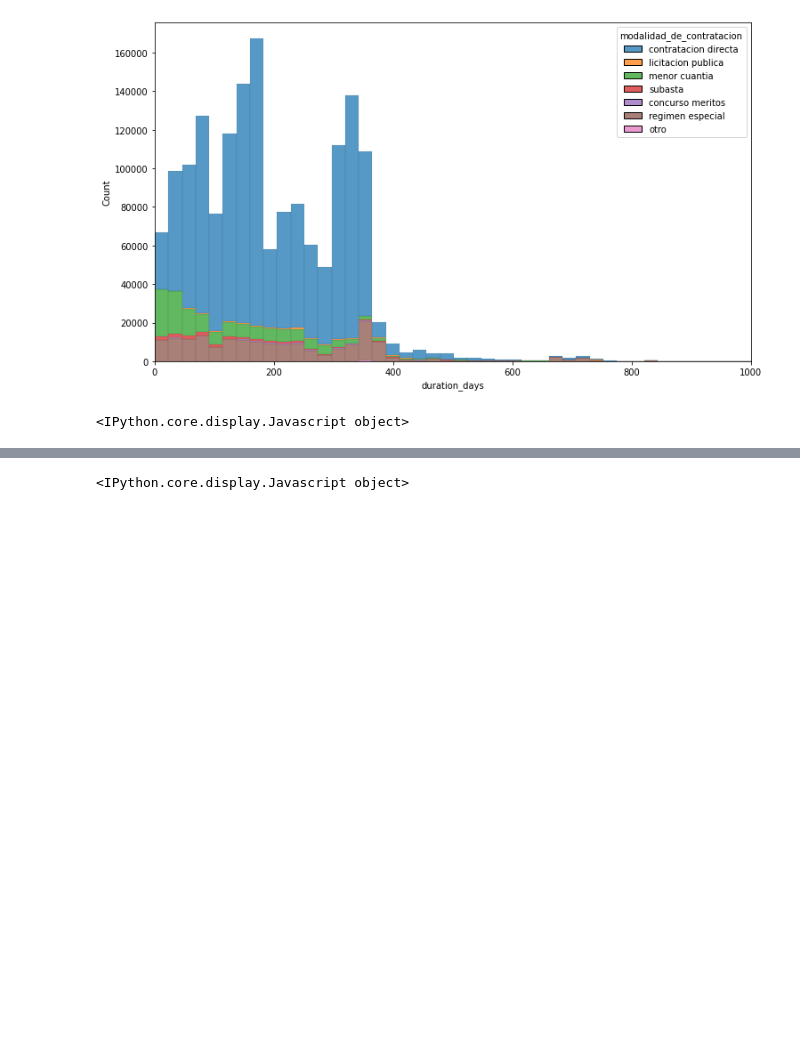
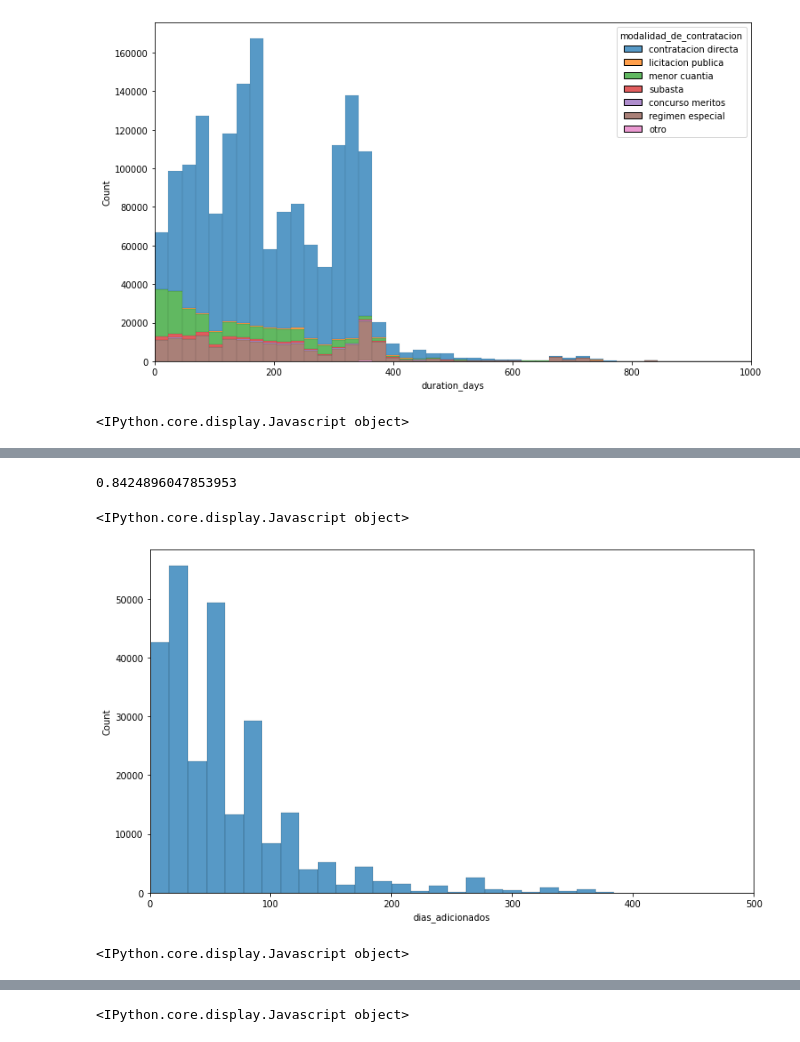
Before and after one commit to jcazuero94/PublicContractingColombia, a Jupyter notebook: notebooks/Exploration/CleanSecop2_cont.ipynb, the cells around one changed output, grey strips where cells are left out. Drawn from its saved outputs; the diff is of its cells as text; code cells hidden in the pictures; blank space fills up the shorter version.

```diff
--- a/notebooks/Exploration/CleanSecop2_cont.ipynb
+++ b/notebooks/Exploration/CleanSecop2_cont.ipynb
@@ -460,4 +460,25 @@ fig.set_size_inches(12, 7)
 <IPython.core.display.Javascript object>
+# %%
+(secop_2["dias_adicionados"] == 0).mean()
+# %% [output]
+0.8424896047853953
+<IPython.core.display.Javascript object>
+# %%
+fig, ax = plt.subplots()
+sns.histplot(
+    data=secop_2[secop_2["dias_adicionados"] > 0],
+    x="dias_adicionados",
+    bins=250,
+    # stat="probability",
+    common_norm=False,
+    ax=ax,
+    multiple="stack",
+)
+ax.set_xlim(0, 500)
+fig.set_size_inches(12, 7)
+# %% [output]
+[figure, added]
+<IPython.core.display.Javascript object>
 # %%
 economia_departamentos = catalog.load("economia_departamentos")
 # %% [output]
```
Also changed, not shown: parts of 13 cells of this notebook, 14 other files.
